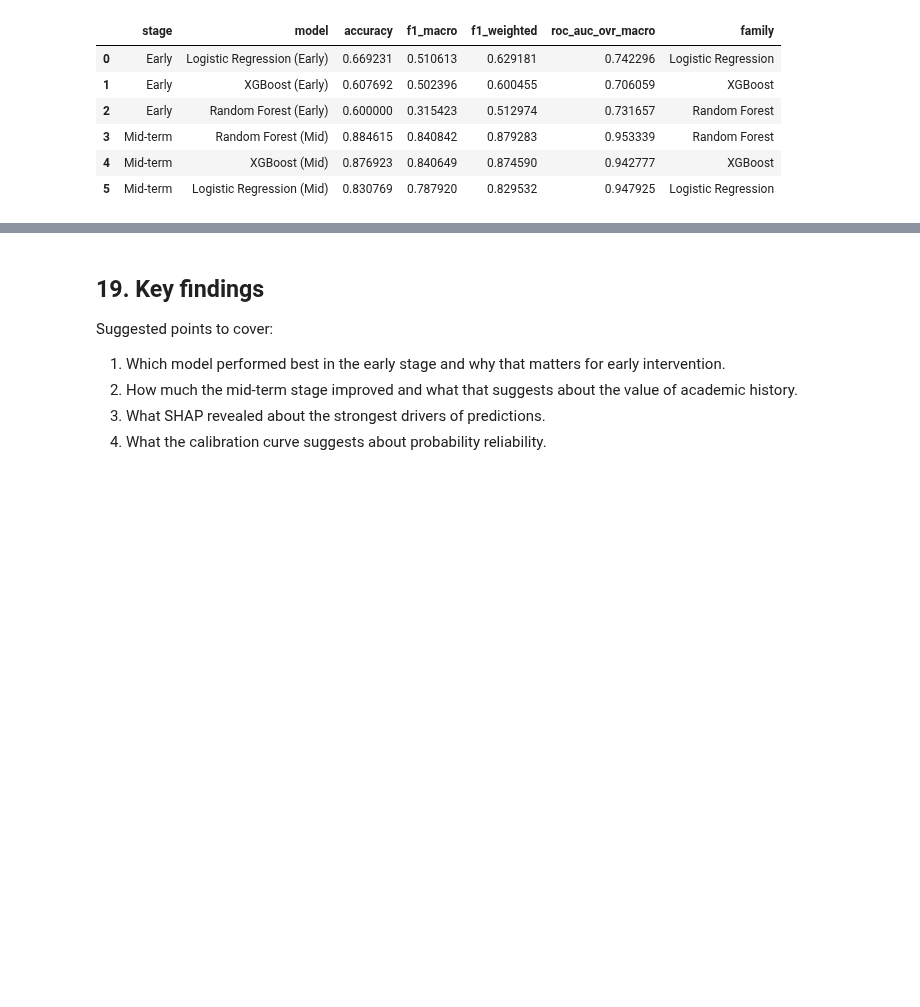
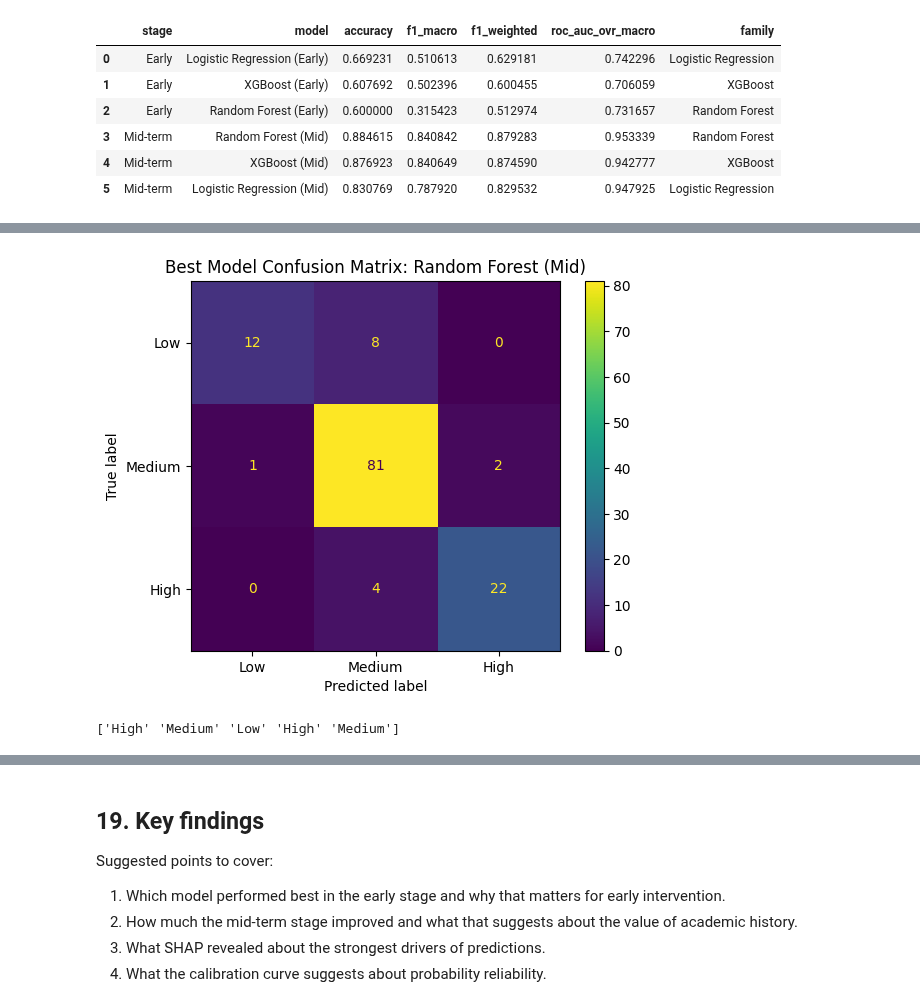
Before and after one commit to AabidhaRifky/CL-MCSDS-CMU-10-04_DAS7000_student_performance_xai, a Jupyter notebook: notebooks/student performance prediction.ipynb, the cells around one changed output, grey strips where cells are left out. Saved outputs shown, nothing was run; the diff lists cells and outputs as text; code cells hidden in the pictures; blank space fills up the shorter version.

```diff
--- a/notebooks/notebook_json (3).ipynb
+++ b/notebooks/student performance prediction.ipynb
@@ -1183,3 +1183,19 @@ Combined comparison:
 | 3 | Mid-term | Random Forest (Mid) | 0.884615 | 0.840842 | 0.879283 | 0.953339 | Random Forest |
 | 4 | Mid-term | XGBoost (Mid) | 0.876923 | 0.840649 | 0.874590 | 0.942777 | XGBoost |
 | 5 | Mid-term | Logistic Regression (Mid) | 0.830769 | 0.787920 | 0.829532 | 0.947925 | Logistic Regression |
+# %%
+# --- Save the selected best model (full sklearn Pipeline) to a pickle and download it ---
+
+import pickle
+
+model_filename = f"best_model_{best_model_name}.pkl"
+
+# Save (pickle) the entire pipeline: preprocessing + model
+with open(model_filename, "wb") as f:
+    pickle.dump(best_model, f)
+
+print("Saved model to:", model_filename)
+
+# Download (Google Colab)
+from google.colab import files
+files.download(model_filename)
@@ -1185,0 +1206,13 @@ Combined comparison:
+# %%
+# Load model (if you already loaded it, skip this)
+import pickle
+with open("/content/best_model_Random Forest (Mid).pkl", "rb") as f:
+    model = pickle.load(f)
+
+# Predict on Mid-term test set
+pred = model.predict(X_test_m)
+
+from sklearn.metrics import accuracy_score, f1_score, classification_report
+print("Accuracy:", accuracy_score(y_test_m, pred))
+print("Macro F1:", f1_score(y_test_m, pred, average="macro"))
+print(classification_report(y_test_m, pred))
@@ -1185,0 +1231,13 @@ Combined comparison:
+# %%
+from sklearn.metrics import confusion_matrix, ConfusionMatrixDisplay
+import matplotlib.pyplot as plt
+
+pred = model.predict(X_test_m)
+
+cm = confusion_matrix(y_test_m, pred, labels=['Low','Medium','High'])
+disp = ConfusionMatrixDisplay(confusion_matrix=cm, display_labels=['Low','Medium','High'])
+disp.plot(values_format='d')
+plt.title("Best Model Confusion Matrix: Random Forest (Mid)")
+plt.show()
+# %% [output]
+[figure, added]
@@ -1185,0 +1300,5 @@ Combined comparison:
+# %%
+predictions = model.predict(test_inputs)
+print(predictions)
+# %% [output]
+['High' 'Medium' 'Low' 'High' 'Medium']
```
Also changed, not shown: parts of 8 cells of this notebook, 7 other files.
